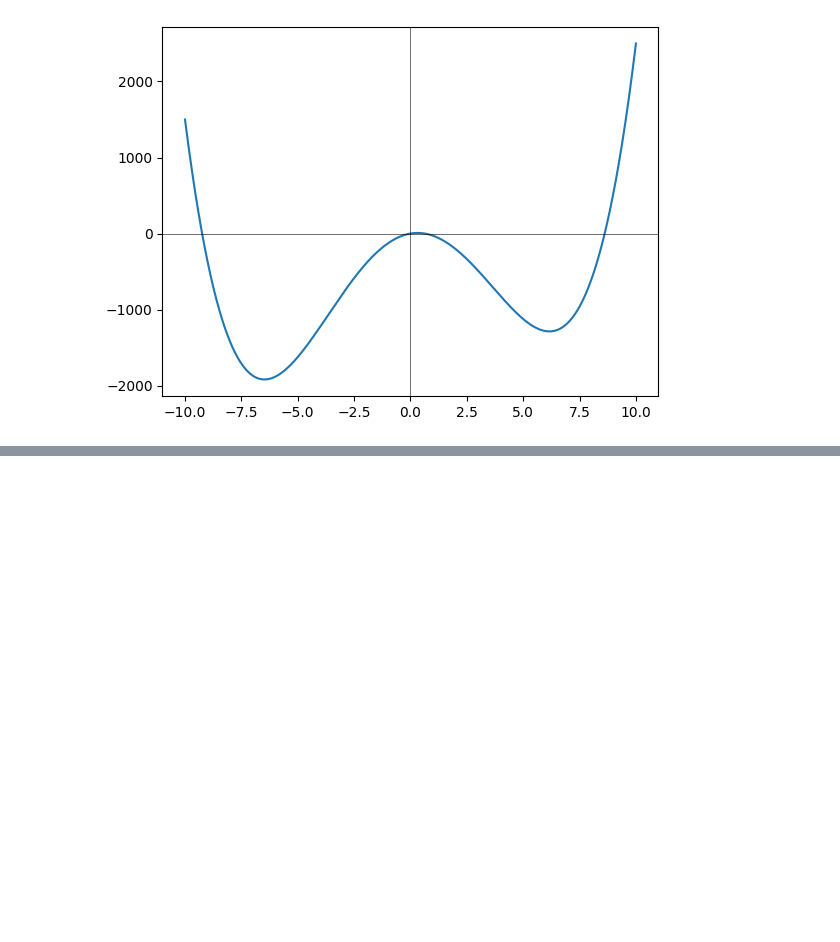
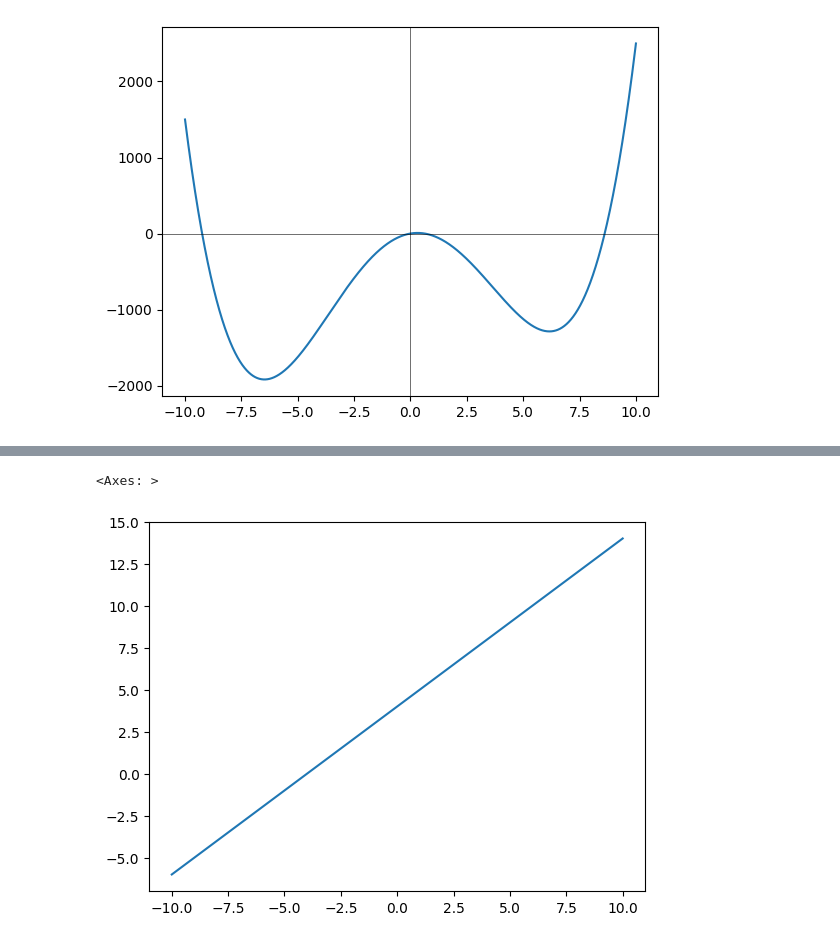
Before and after one commit to noorhzrh/Daily-Practice, a Jupyter notebook: Day 14- Calculus/inclass slope and derivative.ipynb, the cells around one changed output, grey strips where cells are left out. Saved outputs shown, nothing was run; the diff lists cells and outputs as text; code cells hidden in the pictures; blank space fills up the shorter version.

```diff
--- a/Day 14- Calculus/inclass slop and derivative.ipynb
+++ b/Day 14- Calculus/inclass slope and derivative.ipynb
@@ -167,0 +183,5 @@ plt.axhline(0, color = "black", linewidth = 0.4)
+# %%
+sns.lineplot(x =x, y=y)
+# %% [output]
+<Axes: >
+[figure, added]
```
Also changed, not shown: parts of 5 cells of this notebook, 2 other files.
